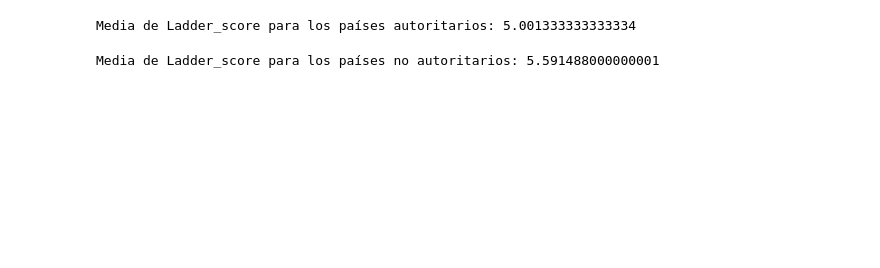
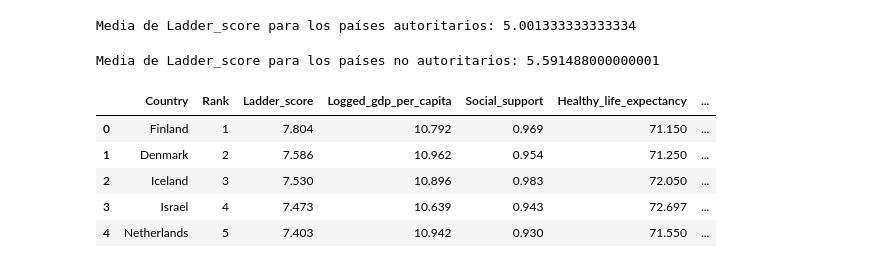
Before and after one commit to jose-luis666/w8-final_project, a Jupyter notebook: Untitled-2.ipynb, the cells around one changed output. Saved outputs shown, nothing was run; the diff lists cells and outputs as text; code cells hidden in the pictures; blank space fills up the shorter version.

```diff
--- a/Untitled-2.ipynb
+++ b/Untitled-2.ipynb
@@ -705,3 +730,25 @@ media_ladder_score_no_autoritarios = df_no_autoritarios['Ladder_score'].mean()
 print("Media de Ladder_score para los países no autoritarios:", media_ladder_score_no_autoritarios)
 # %% [output]
 Media de Ladder_score para los países no autoritarios: 5.591488000000001
+# %%
+import pycountry_convert as pc
+
+def get_continent(country):
+    try:
+        country_code = pc.country_name_to_country_alpha2(country.title(), cn_name_format="default")
+        continent_code = pc.country_alpha2_to_continent_code(country_code)
+        continent_name = pc.convert_continent_code_to_continent_name(continent_code)
+        return continent_name
+    except:
+        return "Unknown"
+# %%
+df['Continent'] = df['Country'].apply(get_continent)
+# %%
+df.head()
+# %% [output]
+|  | Country | Rank | Ladder_score | Logged_gdp_per_capita | Social_support | Healthy_life_expectancy | ... |
+| 0 | Finland | 1 | 7.804 | 10.792 | 0.969 | 71.150 | ... |
+| 1 | Denmark | 2 | 7.586 | 10.962 | 0.954 | 71.250 | ... |
+| 2 | Iceland | 3 | 7.530 | 10.896 | 0.983 | 72.050 | ... |
+| 3 | Israel | 4 | 7.473 | 10.639 | 0.943 | 72.697 | ... |
+| 4 | Netherlands | 5 | 7.403 | 10.942 | 0.930 | 71.550 | ... |
```
Also changed, not shown: parts of 4 cells of this notebook.
